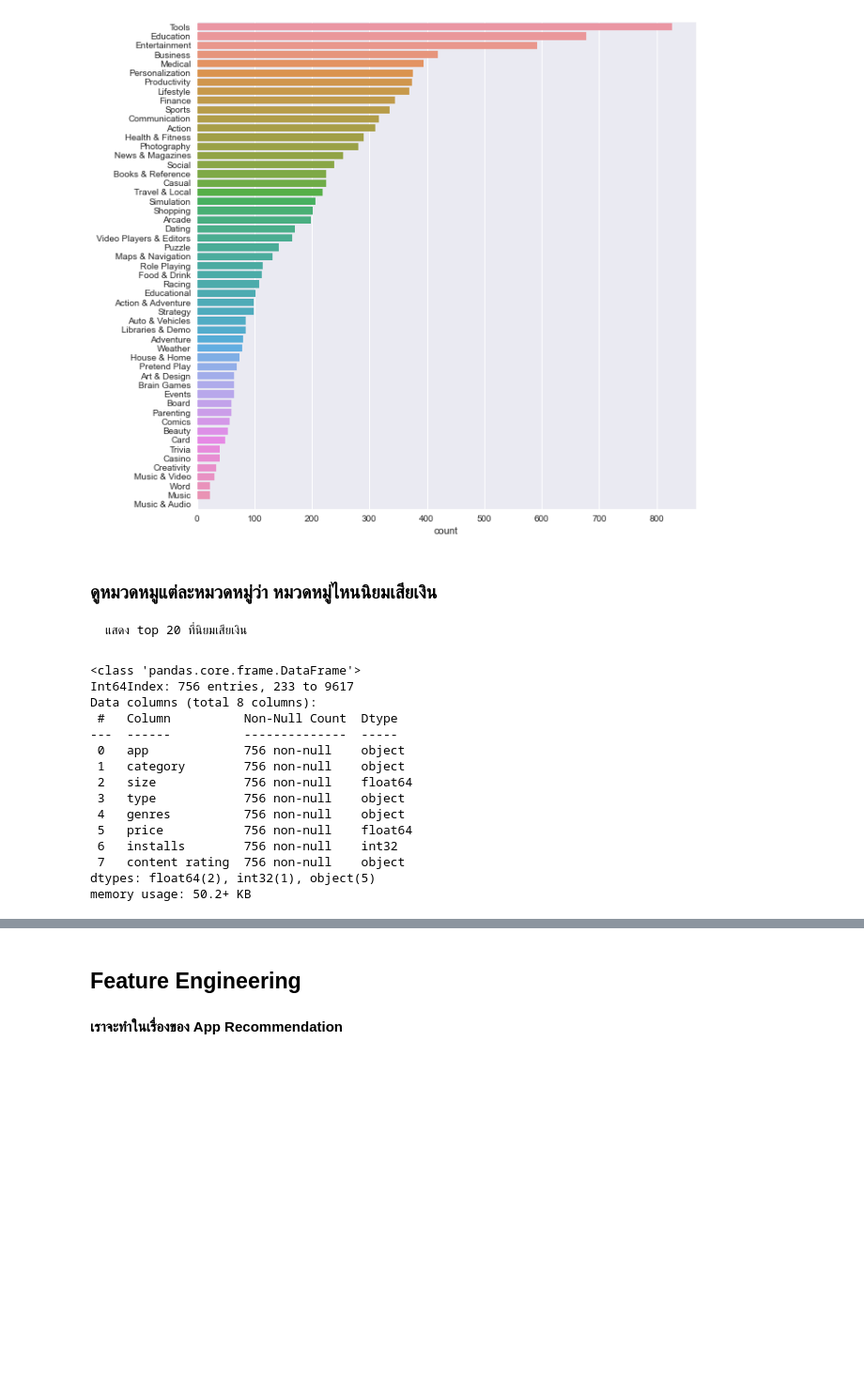
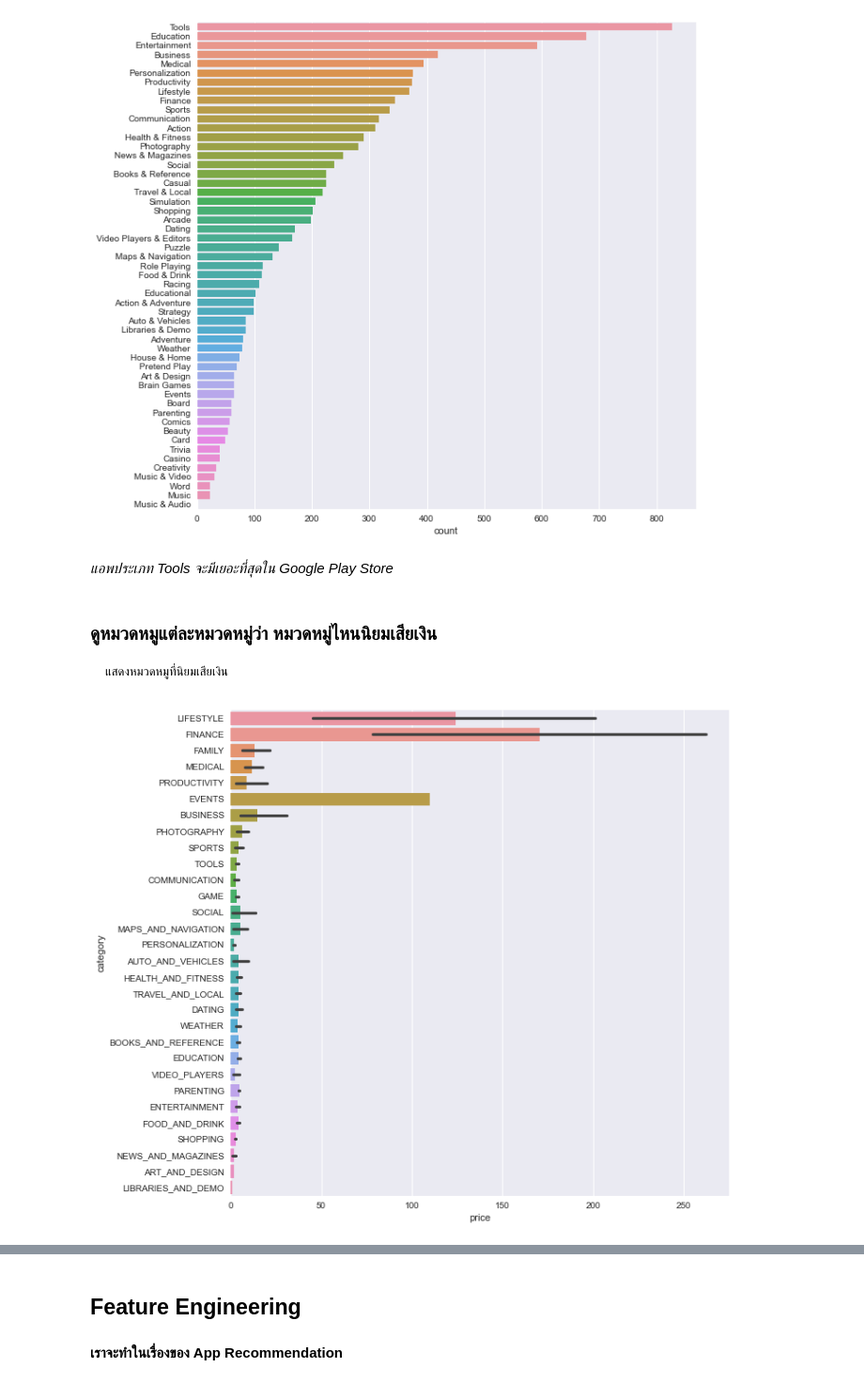
Before and after one commit to king-glitch/cs-434, a Jupyter notebook: index.ipynb, the cells around one changed output, grey strips where cells are left out. Shown: that part at 94% size. Cells and saved outputs as stored; diff of their text form; code cells hidden in the pictures; blank space fills up the shorter version.

```diff
--- a/index.ipynb
+++ b/index.ipynb
@@ -365,27 +402,17 @@ sns.countplot(y=data_plot)
 plt.show()
 # %% [output]
 [figure]
+# %% [markdown]
+_แอพประเภท Tools จะมีเยอะที่สุดใน Google Play Store_
 # %% [markdown]
 ### ดูหมวดหมูแต่ละหมวดหมู่ว่า หมวดหมู่ไหนนิยมเสียเงิน
-    แสดง top 20 ที่นิยมเสียเงิน
+
+    แสดงหมวดหมูที่นิยมเสียเงิน
-# %%
-price_sort = df.loc[df.type == 'Paid']
-sns.boxplot(data=price_sort, y=df['category'], x=df['price'].astype(float))
-
-price_sort.info()
-# %% [output]
-<class 'pandas.core.frame.DataFrame'>
-Int64Index: 756 entries, 233 to 9617
-Data columns (total 8 columns):
- #   Column          Non-Null Count  Dtype
----  ------          --------------  -----
- 0   app             756 non-null    object
- 1   category        756 non-null    object
- 2   size            756 non-null    float64
- 3   type            756 non-null    object
- 4   genres          756 non-null    object
- 5   price           756 non-null    float64
- 6   installs        756 non-null    int32
- 7   content rating  756 non-null    object
-dtypes: float64(2), int32(1), object(5)
-memory usage: 50.2+ KB
+# %%
+plt.figure(figsize=(10, 10))
+price_sort = df.loc[df.type == 'Paid', ['price', 'category']]
+data_plot = dict(price_sort.sort_values(by=['price'], ascending=False))
+sns.barplot(data=data_plot, x='price', y='category')
+plt.show()
+# %% [output]
+[figure, added]
```
Also changed, not shown: parts of 42 cells of this notebook.
